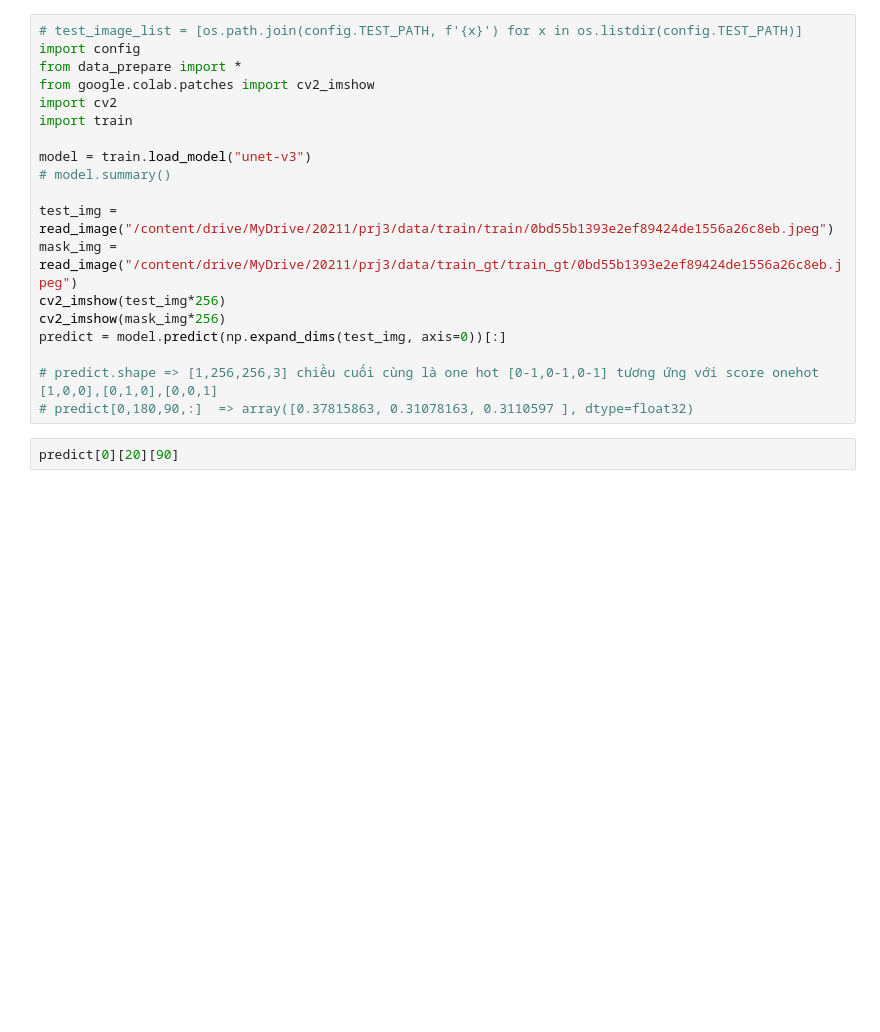
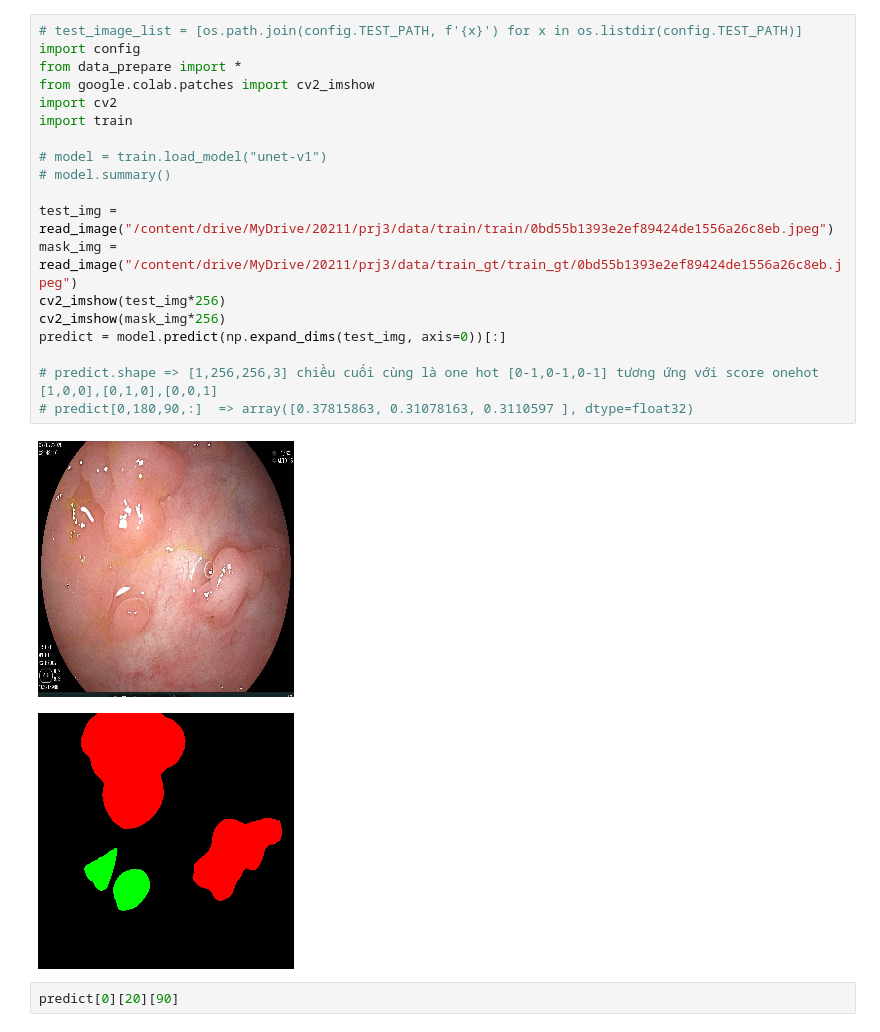
Before and after one commit to longpt233/neoplasm-detection, a Jupyter notebook: unet-basic/main.ipynb, the cells around one changed output. Saved outputs shown, nothing was run; the diff lists cells and outputs as text; blank space fills up the shorter version.

```diff
--- a/unet-basic/main.ipynb
+++ b/unet-basic/main.ipynb
@@ -33,22 +50,25 @@ plt.legend()
 # %%
 # test_image_list = [os.path.join(config.TEST_PATH, f'{x}') for x in os.listdir(config.TEST_PATH)]
 import config
 from data_prepare import *
 from google.colab.patches import cv2_imshow
 import cv2
 import train
 
-model = train.load_model("unet-v3")
+# model = train.load_model("unet-v1")
 # model.summary()
 
 test_img = read_image("/content/drive/MyDrive/20211/prj3/data/train/train/0bd55b1393e2ef89424de1556a26c8eb.jpeg")
 mask_img = read_image("/content/drive/MyDrive/20211/prj3/data/train_gt/train_gt/0bd55b1393e2ef89424de1556a26c8eb.jpeg")
 cv2_imshow(test_img*256)
 cv2_imshow(mask_img*256)
 predict = model.predict(np.expand_dims(test_img, axis=0))[:]
 
 # predict.shape => [1,256,256,3] chiều cuối cùng là one hot [0-1,0-1,0-1] tương ứng với score onehot [1,0,0],[0,1,0],[0,0,1]
 # predict[0,180,90,:]  => array([0.37815863, 0.31078163, 0.3110597 ], dtype=float32)
+# %% [output]
+[figure, added]
+[figure, added]
 # %%
 predict[0][20][90]
 # %% [output]
```
Also changed, not shown: parts of 8 cells of this notebook, 15 other files.
